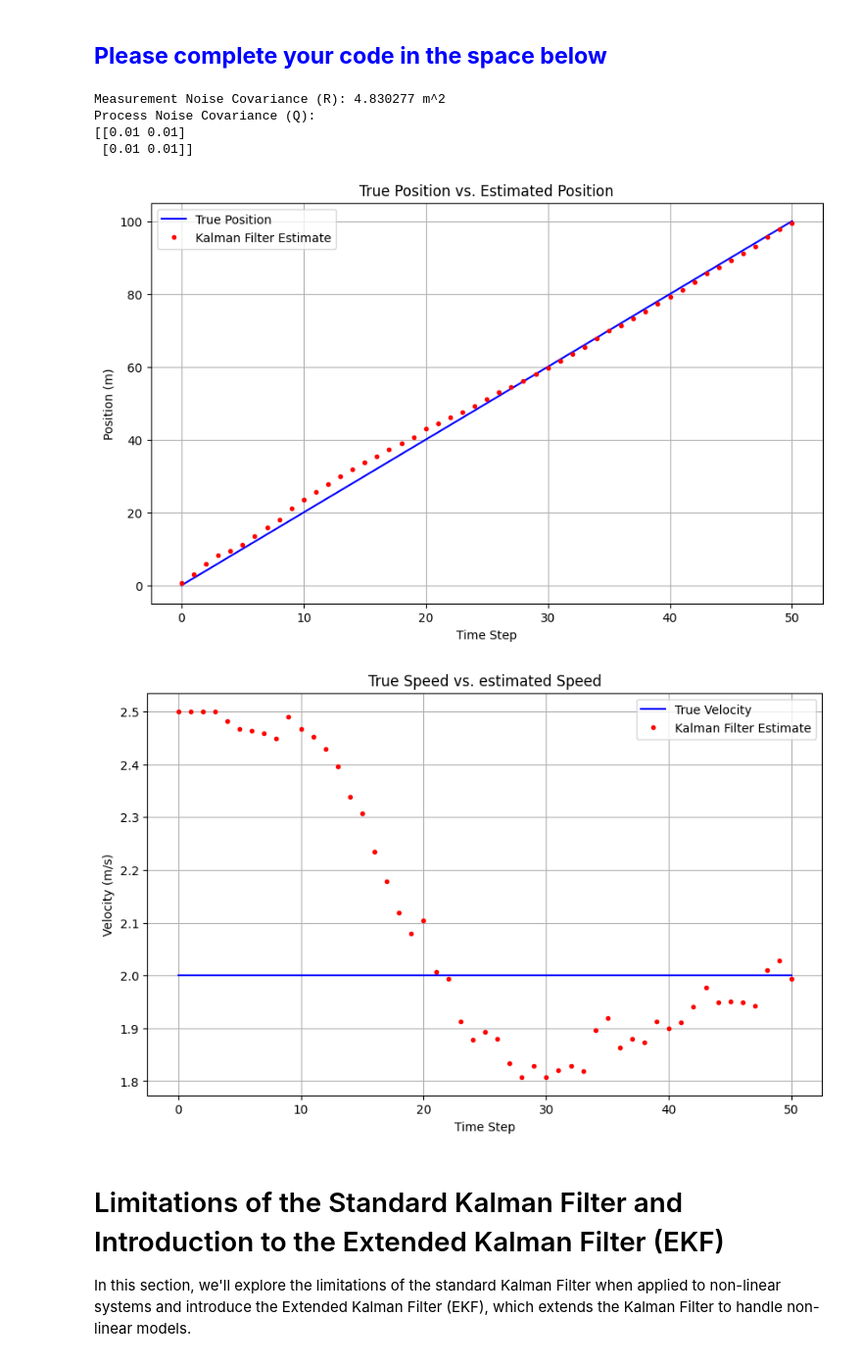
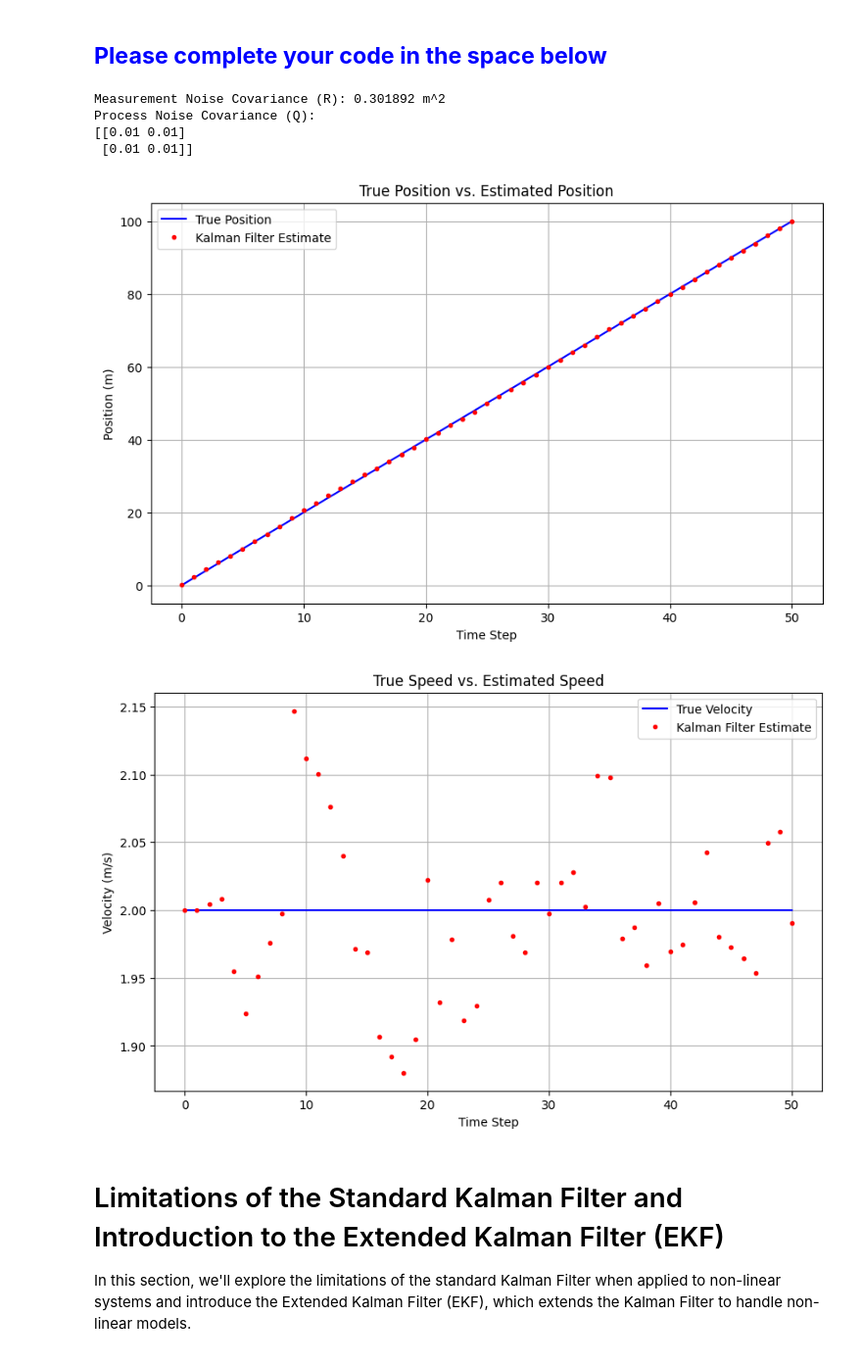
Before and after one commit to maritzabmm/Lab4, a Jupyter notebook: Lab4_Kalman_filter_group21.ipynb, the cells around one changed output. Shown: that part at 98% size. Cells and saved outputs as stored; diff of their text form; code cells hidden in the pictures.

```diff
--- a/Lab4_Kalman_filter_group21.ipynb
+++ b/Lab4_Kalman_filter_group21.ipynb
@@ -699,7 +697,7 @@ num_steps = 50  # Number of time steps
 # Physical parameters
 v_true = 2.0  # True constant velocity (m/s)
 sigma_process = 0.1  # Standard deviation of process noise (m/s)
-sigma_measurement = 2.0  # Standard deviation of measurement noise (m)
+sigma_measurement = 0.5  # Standard deviation of measurement noise (m)
 
 # Initial true state
 x0 = 0.0  # Initial position (m)
@@ -725,14 +723,16 @@ measurements = np.array(true_positions) + measurement_noise
 diff_measurements = measurements - true_positions
 R2 = np.var(diff_measurements, ddof=1)
 print(f"Measurement Noise Covariance (R): {R2:.6f} m^2")
+# We obtain R by calculating the variance of the differences between measurements (with noise) and
+# true positions
 
 # Calculate process noise covariance Q
-t_mat = np.array([[dt ** 2, dt], [dt, 1]])
-q_var = np.array([[sigma_process ** 2]])
+t_mat = np.array([[dt ** 2, dt], [dt, 1]]) # Time matrix for constant velocity model
+q_var = np.array([[sigma_process ** 2]]) # Process noise variance
 Q2 = q_var * t_mat
 print(f"Process Noise Covariance (Q):\n{Q2}")
 # %% [output]
-Measurement Noise Covariance (R): 4.830277 m^2
+Measurement Noise Covariance (R): 0.301892 m^2
 Process Noise Covariance (Q):
 [[0.01 0.01]
  [0.01 0.01]]
@@ -784,11 +784,11 @@ class KalmanFilter:
         self.K_history.append(K)
 # %%
 # Initial state estimate
-x0 = np.array([[measurements[0]], [2.5]])  # Start with the first measurement
+x0 = np.array([[measurements[0]], [2]])  # Start with the first measurement
 # x0 = [position, velocity]
 
 # Initial estimation error covariance
-P0 = np.eye(2) * 100  # Initial uncertainty as matrix
+P0 = np.eye(2) * 10  # Initial uncertainty as matrix
 
 # State transition matrix and observation matrix
 F = np.array([[1, dt], [0, 1]])
@@ -828,33 +828,33 @@ plt.legend()
 plt.grid(True)
 plt.show()
 # %% [output]
-[figure, old version]
+[figure, new version]
 # %%
 # Time array for plotting
 time_steps = np.arange(num_steps + 1)
 true_velocities = [v_true] * (num_steps + 1)
 # Since true velocity only has the first value, we replicate it for all time steps
 
 # Plotting the data
 plt.figure(figsize=(10, 6))
 
 # Plot true positions
 plt.plot(time_steps, true_velocities, label='True Velocity', color='blue', linestyle='-', )
 
 # Plot Kalman Filter estimates
 plt.plot(time_steps, x_estimates[:,1], 'r.', label='Kalman Filter Estimate')
 
 # Add labels and title
 plt.xlabel('Time Step')
 plt.ylabel('Velocity (m/s)')
-plt.title('True Speed vs. estimated Speed')
+plt.title('True Speed vs. Estimated Speed')
 plt.legend()
 
 # Show the plot
 plt.grid(True)
 plt.show()
 # %% [output]
-[figure, old version]
+[figure, new version]
 # %% [markdown]
 # Limitations of the Standard Kalman Filter and Introduction to the Extended Kalman Filter (EKF)
 
```
Also changed, not shown: parts of 3 cells of this notebook.
